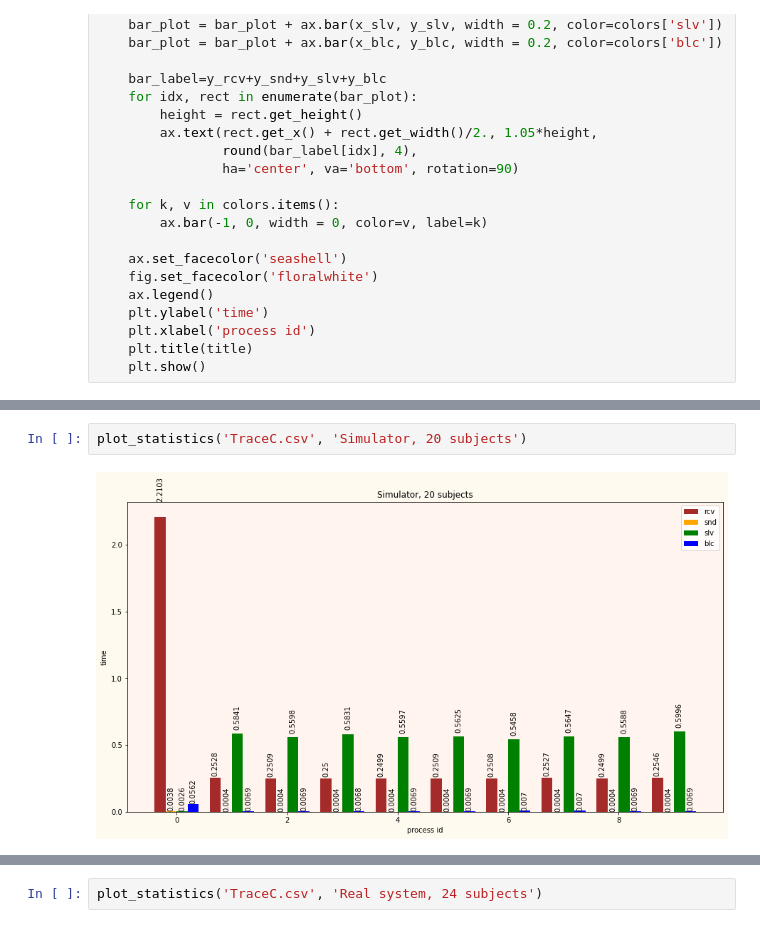
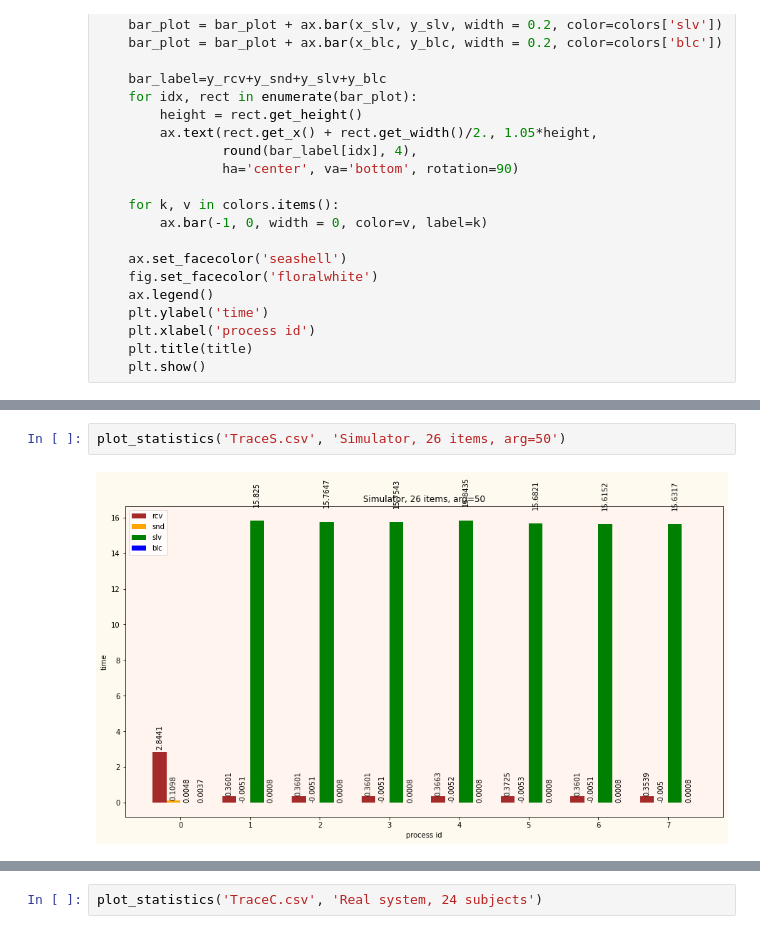
Before and after one commit to amonin7/Simulator, a Jupyter notebook: Visualization.ipynb, the cells around one changed output, grey strips where cells are left out. Saved outputs shown, nothing was run; the diff lists cells and outputs as text.

```diff
--- a/Visualization.ipynb
+++ b/Visualization.ipynb
@@ -205,4 +201,4 @@ plot_statistics('TraceC.csv', 'Simulator, 15 subjects')
-# %%
-plot_statistics('TraceC.csv', 'Simulator, 20 subjects')
-# %% [output]
-[figure, removed]
+# %%
+plot_statistics('TraceS.csv', 'Simulator, 26 items, arg=50')
+# %% [output]
+[figure, added]
```
Also changed, not shown: parts of 7 cells of this notebook, 3 other files.
